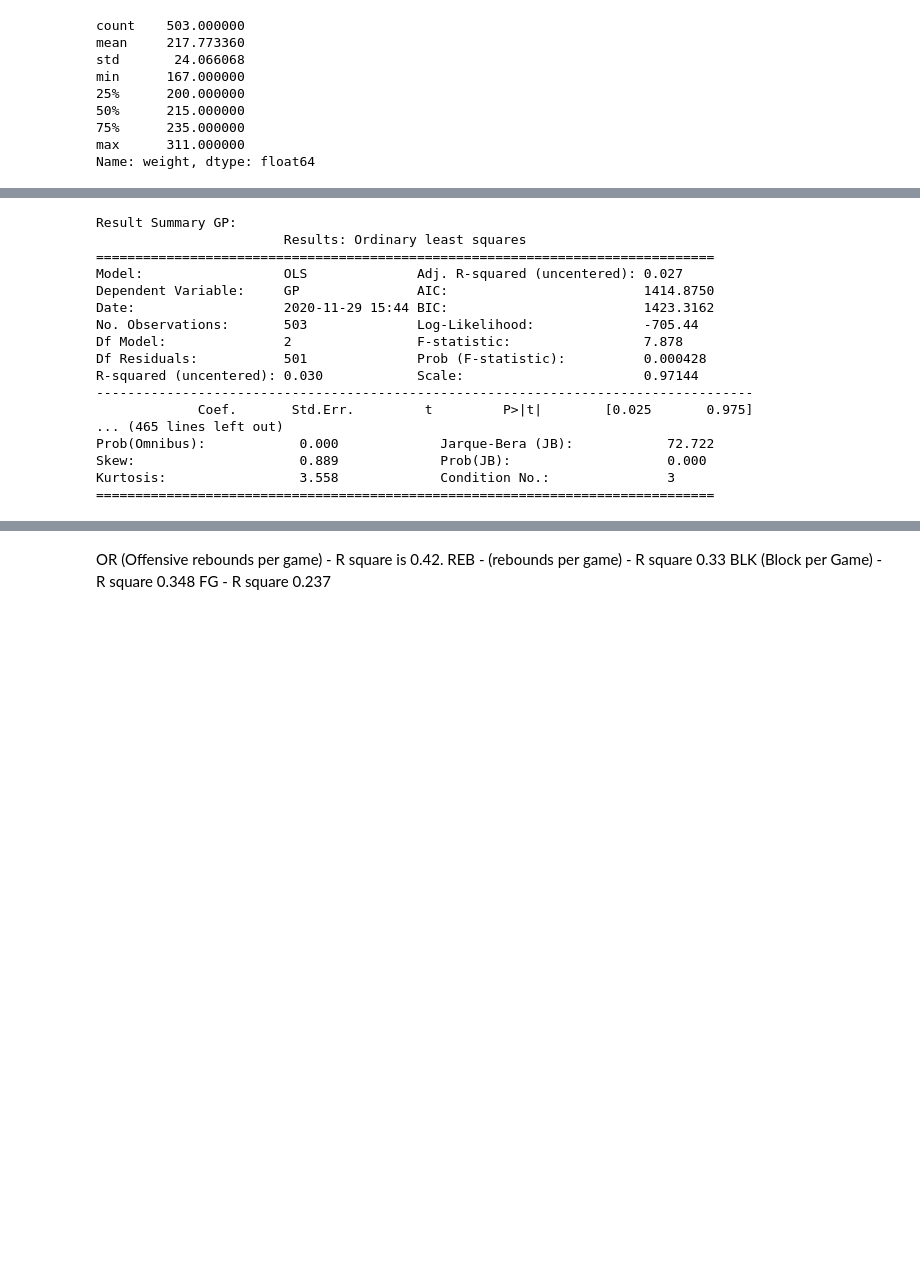
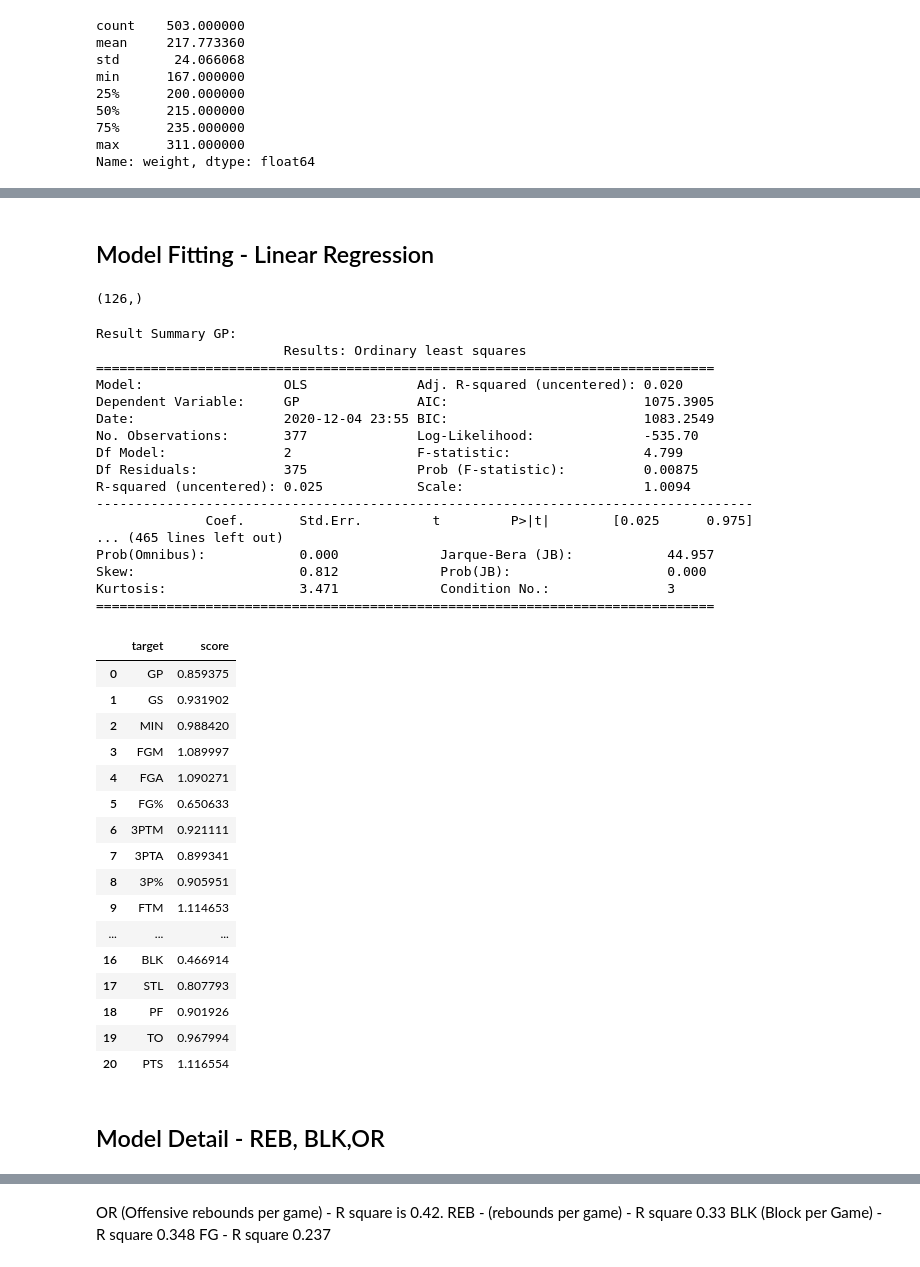
Before and after one commit to Mayer-Yang/NBA_Winner, a Jupyter notebook: raw_analysis_code/NBA-PlayersClustering.ipynb, the cells around one changed output, grey strips where cells are left out. Drawn from its saved outputs; the diff is of its cells as text; code cells hidden in the pictures; blank space fills up the shorter version.

```diff
--- a/raw_analysis_code/NBA-PlayersClustering.ipynb
+++ b/raw_analysis_code/NBA-PlayersClustering.ipynb
@@ -111,31 +84,73 @@ physical_att
+# %% [markdown]
+## Model Fitting - Linear Regression
 # %%
-# Standardize the data
+# Normalize the data
 physical_att.iloc[:,2:] = physical_att.iloc[:,2:].apply(lambda x: (x-x.mean())/ x.std(), axis=0)
 X = physical_att[['height','weight']]
+y = physical_att[['GP','GS', 'MIN', 'FGM',
+       'FGA', 'FG%', '3PTM', '3PTA', '3P%', 'FTM', 'FTA', 'FT%', 'OR', 'DR',
+       'REB', 'AST', 'BLK', 'STL', 'PF', 'TO', 'PTS']]
+# train test split
+X_train, X_test, y_train, y_test = train_test_split(X, y,
+    test_size = 0.25, random_state = 2)
+# %%
+#import statsmodels.formula.api as sm
+#'FG%','3P%' ,'FT%' '3PTM', '3PTA'
+pred = res.predict(X_test)
+pred.shape
+# %% [output]
+(126,)
 # %%
-for target in ['GP','GS', 'MIN', 'FGM',
+mse_test = []
+perf = ['GP','GS', 'MIN', 'FGM',
        'FGA', 'FG%', '3PTM', '3PTA', '3P%', 'FTM', 'FTA', 'FT%', 'OR', 'DR',
-       'REB', 'AST', 'BLK', 'STL', 'PF', 'TO', 'PTS']:
-    X_const = sm.add_constant(X)
-    model = sm.OLS(physical_att[target], X)
+       'REB', 'AST', 'BLK', 'STL', 'PF', 'TO', 'PTS']
+for target in perf:
+    X_const = sm.add_constant(X_train)
+    model = sm.OLS(y_train[target], X_train)
     res = model.fit()
     print('\nResult Summary {0}:'.format(target))
     _ = print(res.summary2())
+    #Evaluation in the test set
+    pred = res.predict(X_test)
+    mse_test.append(mean_squared_error(y_test[target], pred))
 # %% [output]
 Result Summary GP:
                         Results: Ordinary least squares
 ===============================================================================
-Model:                  OLS              Adj. R-squared (uncentered): 0.027
-Dependent Variable:     GP               AIC:                         1414.8750
-Date:                   2020-11-29 15:44 BIC:                         1423.3162
-No. Observations:       503              Log-Likelihood:              -705.44
-Df Model:               2                F-statistic:                 7.878
-Df Residuals:           501              Prob (F-statistic):          0.000428
-R-squared (uncentered): 0.030            Scale:                       0.97144
+Model:                  OLS              Adj. R-squared (uncentered): 0.020
+Dependent Variable:     GP               AIC:                         1075.3905
+Date:                   2020-12-04 23:55 BIC:                         1083.2549
+No. Observations:       377              Log-Likelihood:              -535.70
+Df Model:               2                F-statistic:                 4.799
+Df Residuals:           375              Prob (F-statistic):          0.00875
+R-squared (uncentered): 0.025            Scale:                       1.0094
 ------------------------------------------------------------------------------------
-             Coef.       Std.Err.         t         P>|t|        [0.025       0.975]
+              Coef.       Std.Err.         t         P>|t|        [0.025      0.975]
 ... (465 lines left out)
-Prob(Omnibus):            0.000             Jarque-Bera (JB):            72.722
-Skew:                     0.889             Prob(JB):                    0.000
-Kurtosis:                 3.558             Condition No.:               3
+Prob(Omnibus):            0.000             Jarque-Bera (JB):            44.957
+Skew:                     0.812             Prob(JB):                    0.000
+Kurtosis:                 3.471             Condition No.:               3
 ===============================================================================
+# %%
+pd.DataFrame({'target':perf,'score':mse_test})
+# %% [output]
+|  | target | score |
+| 0 | GP | 0.859375 |
+| 1 | GS | 0.931902 |
+| 2 | MIN | 0.988420 |
+| 3 | FGM | 1.089997 |
+| 4 | FGA | 1.090271 |
+| 5 | FG% | 0.650633 |
+| 6 | 3PTM | 0.921111 |
+| 7 | 3PTA | 0.899341 |
+| 8 | 3P% | 0.905951 |
+| 9 | FTM | 1.114653 |
+| ... | ... | ... |
+| 16 | BLK | 0.466914 |
+| 17 | STL | 0.807793 |
+| 18 | PF | 0.901926 |
+| 19 | TO | 0.967994 |
+| 20 | PTS | 1.116554 |
+# %% [markdown]
+## Model Detail - REB, BLK,OR
```
Also changed, not shown: parts of 41 cells of this notebook.
